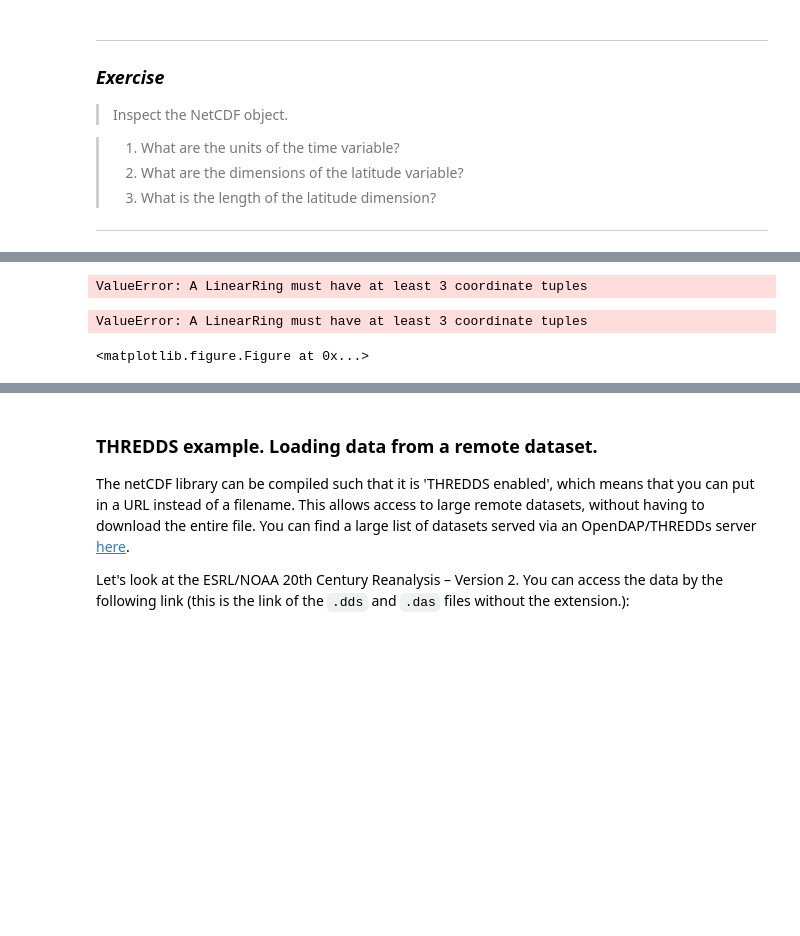
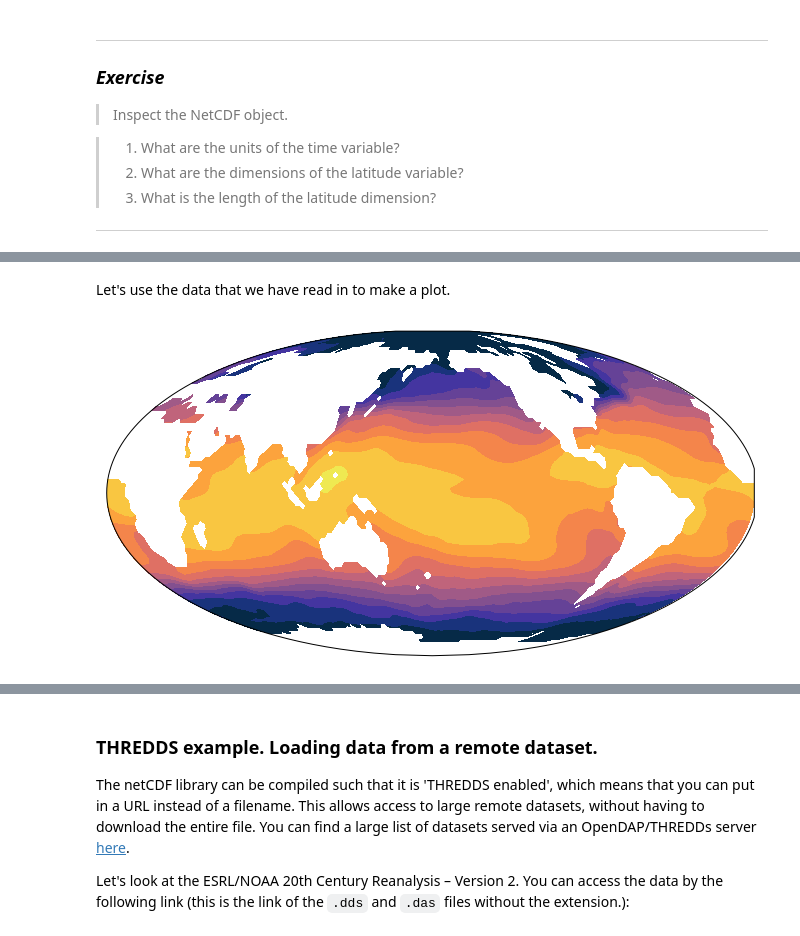
Before and after one commit to kthyng/python4geosciences, a Jupyter notebook: materials/ST_netcdf.ipynb, the cells around one changed output, grey strips where cells are left out. Drawn from its saved outputs; the diff is of its cells as text; code cells hidden in the pictures; blank space fills up the shorter version.

```diff
--- a/materials/ST_netcdf.ipynb
+++ b/materials/ST_netcdf.ipynb
@@ -208,19 +238,11 @@ time[0].isoformat()
+# %% [markdown]
+Let's use the data that we have read in to make a plot.
 # %%
-proj = cartopy.crs.Robinson(central_longitude=180)
+proj = cartopy.crs.Mollweide(central_longitude=180)
+pc = cartopy.crs.PlateCarree()
 fig = plt.figure(figsize=(14,6))
 
-frame = 0
-for tidx in range(0, len(time), 12):
-    plt.clf()
-    sst = nc['sst'][tidx]
-    ax = fig.add_subplot(111, projection=proj)
-    ax.add_feature(cartopy.feature.LAND, facecolor='0.9')
-    mappable = ax.contourf(lon, lat, sst, cmap=cmo.thermal, transform=cartopy.crs.PlateCarree())
-    ax.set_title(time[tidx].isoformat())
-    fig.colorbar(mappable).set_label(r'Sea Surface Temperature [$^\circ$C]')
-    plt.savefig('frame_%04d.png' % frame)
-    frame += 1
+ax = fig.add_subplot(111, projection=proj)
+mappable = ax.contourf(lon, lat, sst, 10, cmap=cmo.thermal, transform=pc)
 # %% [output]
-ValueError: A LinearRing must have at least 3 coordinate tuples
-ValueError: A LinearRing must have at least 3 coordinate tuples
-<matplotlib.figure.Figure at 0x...>
+[figure, added]
```
Also changed, not shown: parts of 56 cells of this notebook.
